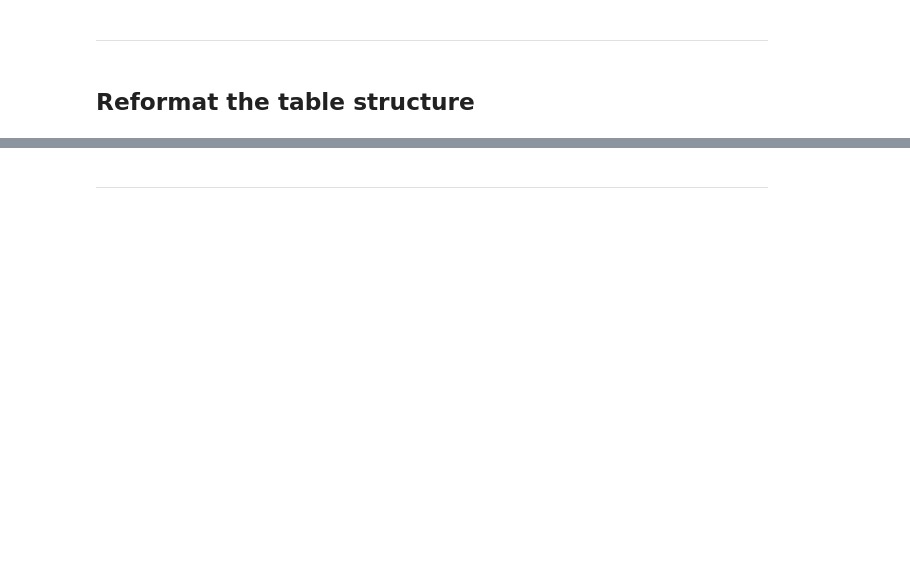
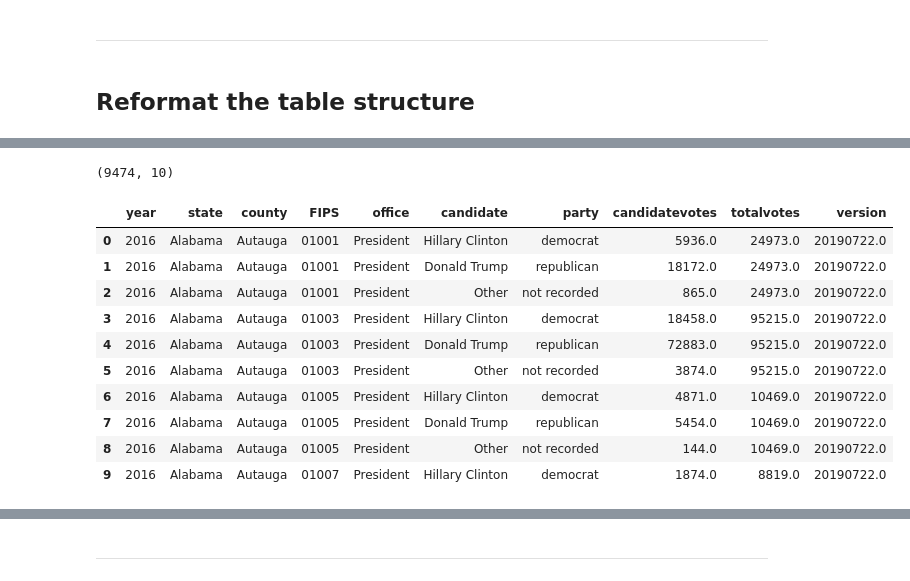
Before and after one commit to codebrain001/Spatial-Data-Engineering-using-Dask-in-ArcGIS-Pro, a Jupyter notebook: Dask.ipynb, the cells around one changed output, grey strips where cells are left out. Cells and saved outputs as stored; diff of their text form; code cells hidden in the pictures; blank space fills up the shorter version.

```diff
--- a/Dask.ipynb
+++ b/Dask.ipynb
@@ -232,0 +432,4 @@ The following code cell performs these steps.
+# %%
+dask_df.compute().shape
+# %% [output]
+(9474, 10)
@@ -232,0 +441,7 @@ The following code cell performs these steps.
+# %%
+for row in fips_list:
+    if (dask_df['candidate'] == 'Hillary Clinton').all():
+        dask_df['voters_dem'] = dask_df['candidatevotes']
+
+    elif (dask_df['candidate'] == 'Donald Trump').all():
+        dask_df['voters_rep'] = dask_df['candidatevotes']
@@ -232,0 +453,16 @@ The following code cell performs these steps.
+# %%
+a = dask_df[dask_df['county'] == 'Autauga']
+# %%
+a.head(10)
+# %% [output]
+|  | year | state | county | FIPS | office | candidate | party | candidatevotes | totalvotes | version |
+| 0 | 2016 | Alabama | Autauga | 01001 | President | Hillary Clinton | democrat | 5936.0 | 24973.0 | 20190722.0 |
+| 1 | 2016 | Alabama | Autauga | 01001 | President | Donald Trump | republican | 18172.0 | 24973.0 | 20190722.0 |
+| 2 | 2016 | Alabama | Autauga | 01001 | President | Other | not recorded | 865.0 | 24973.0 | 20190722.0 |
+| 3 | 2016 | Alabama | Autauga | 01003 | President | Hillary Clinton | democrat | 18458.0 | 95215.0 | 20190722.0 |
+| 4 | 2016 | Alabama | Autauga | 01003 | President | Donald Trump | republican | 72883.0 | 95215.0 | 20190722.0 |
+| 5 | 2016 | Alabama | Autauga | 01003 | President | Other | not recorded | 3874.0 | 95215.0 | 20190722.0 |
+| 6 | 2016 | Alabama | Autauga | 01005 | President | Hillary Clinton | democrat | 4871.0 | 10469.0 | 20190722.0 |
+| 7 | 2016 | Alabama | Autauga | 01005 | President | Donald Trump | republican | 5454.0 | 10469.0 | 20190722.0 |
+| 8 | 2016 | Alabama | Autauga | 01005 | President | Other | not recorded | 144.0 | 10469.0 | 20190722.0 |
+| 9 | 2016 | Alabama | Autauga | 01007 | President | Hillary Clinton | democrat | 1874.0 | 8819.0 | 20190722.0 |
```
Also changed, not shown: parts of 66 cells of this notebook, 1 other file.
